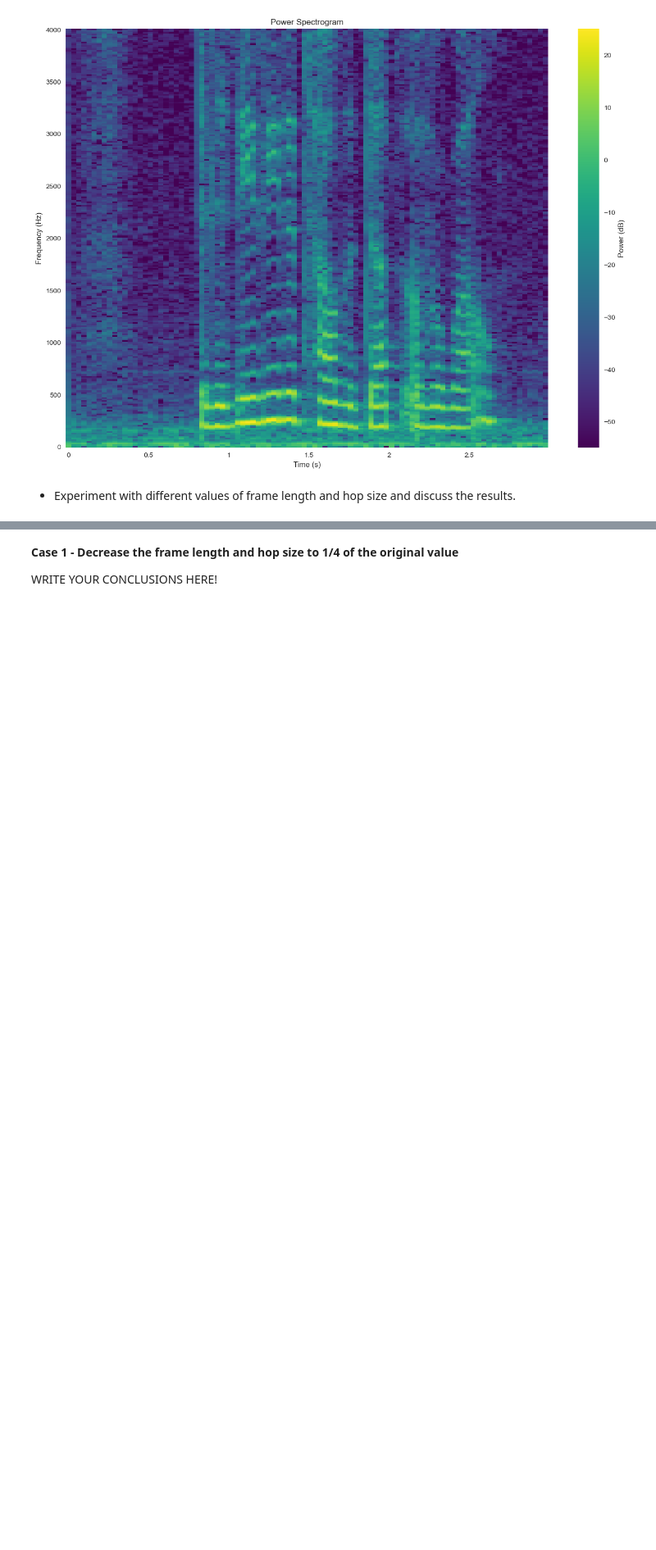
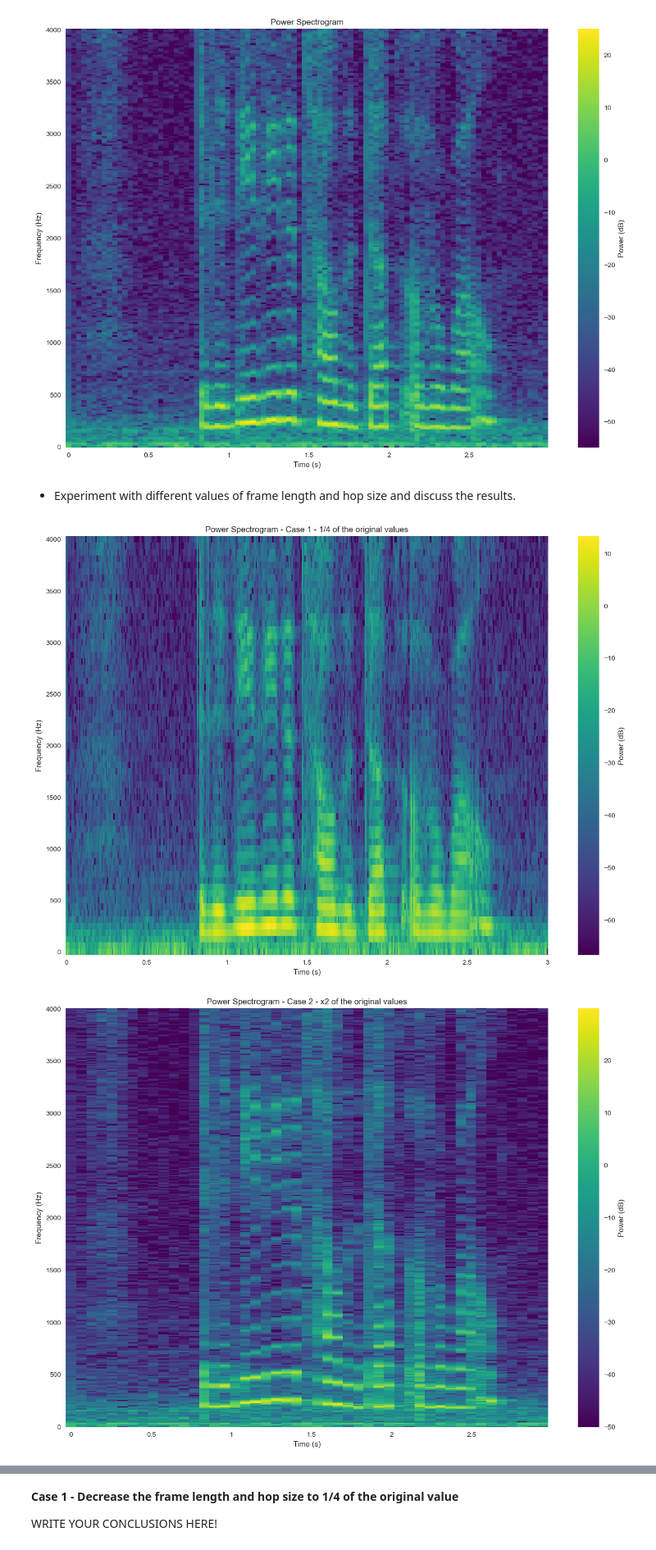
Before and after one commit to Carmenfranci/Selected, a Jupyter notebook: Lab_1_students.ipynb, the cells around one changed output, grey strips where cells are left out. Shown at 82% size. Drawn from its saved outputs; the diff is of its cells as text; code cells hidden in the pictures; blank space fills up the shorter version.

```diff
--- a/Lab_1_students.ipynb
+++ b/Lab_1_students.ipynb
@@ -711,0 +717,29 @@ plt.show() # Display the power spectrogram
+# %%
+
+
+# 3 cases with different frame lengths and hop sizes
+cases = [
+    {"name": "Case 1 - 1/4 of the original values", "frame_length": frame_length // 4, "hop_size": hop_size // 4},
+    {"name": "Case 2 - x2 of the original values", "frame_length": frame_length * 2, "hop_size": hop_size * 2},
+    {"name": "Case 3 - Increased frame length & decreased overlapping", "frame_length": frame_length * 2, "hop_size": frame_length}
+]
+
+# Loop through each case and display the corresponding power spectrogram
+for case in cases:
+    frame_length = case["frame_length"]
+    hop_size = case["hop_size"]
+
+    X = librosa.stft(signal_slice, n_fft=frame_length, hop_length=hop_size)
+    X_pow_db = librosa.power_to_db(np.abs(X)**2)
+
+    w, h = plt.figaspect(0.7)
+    plt.figure(figsize=(w * 2, h * 2))
+    librosa.display.specshow(X_pow_db, sr=sample_rate, hop_length=hop_size, x_axis='time', y_axis='hz', cmap='viridis')
+    plt.xlabel('Time (s)')
+    plt.ylabel('Frequency (Hz)')
+    plt.colorbar(label='Power (dB)')
+    plt.title(f'Power Spectrogram - {case["name"]}')
+    plt.show()
+# %% [output]
+[figure, added]
+[figure, added]
```
Also changed, not shown: parts of 5 cells of this notebook, 11 other files.
